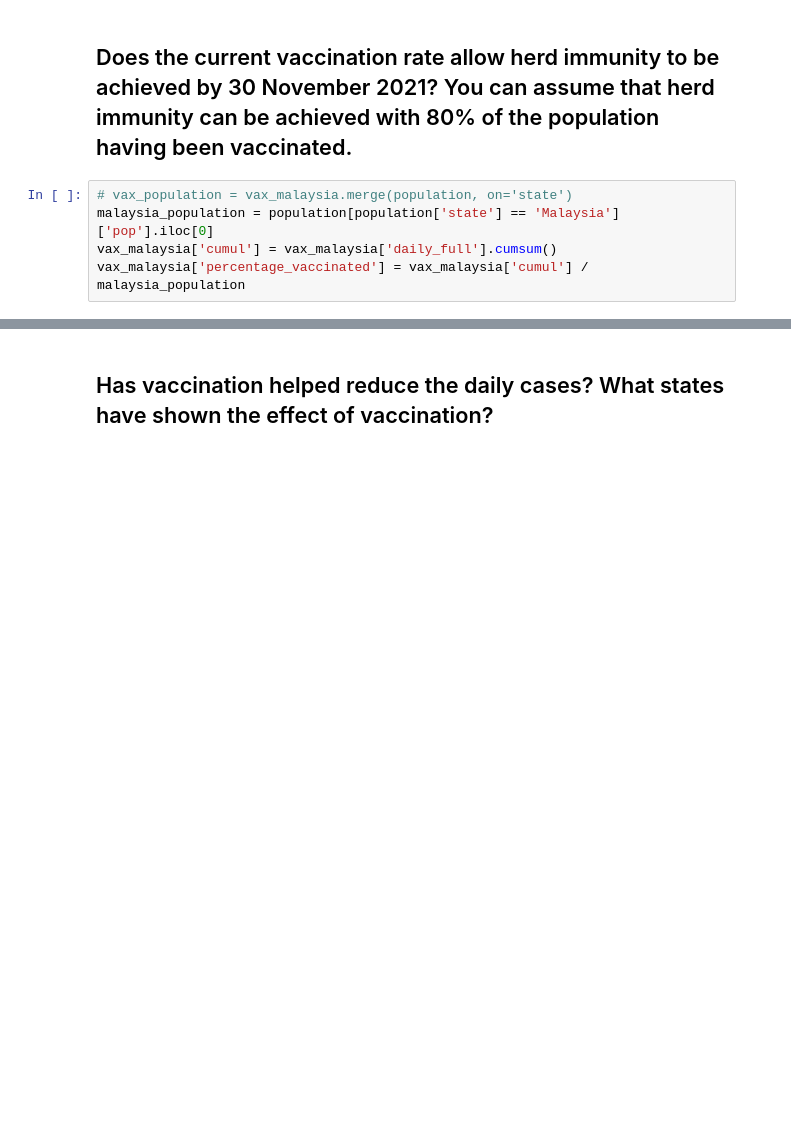
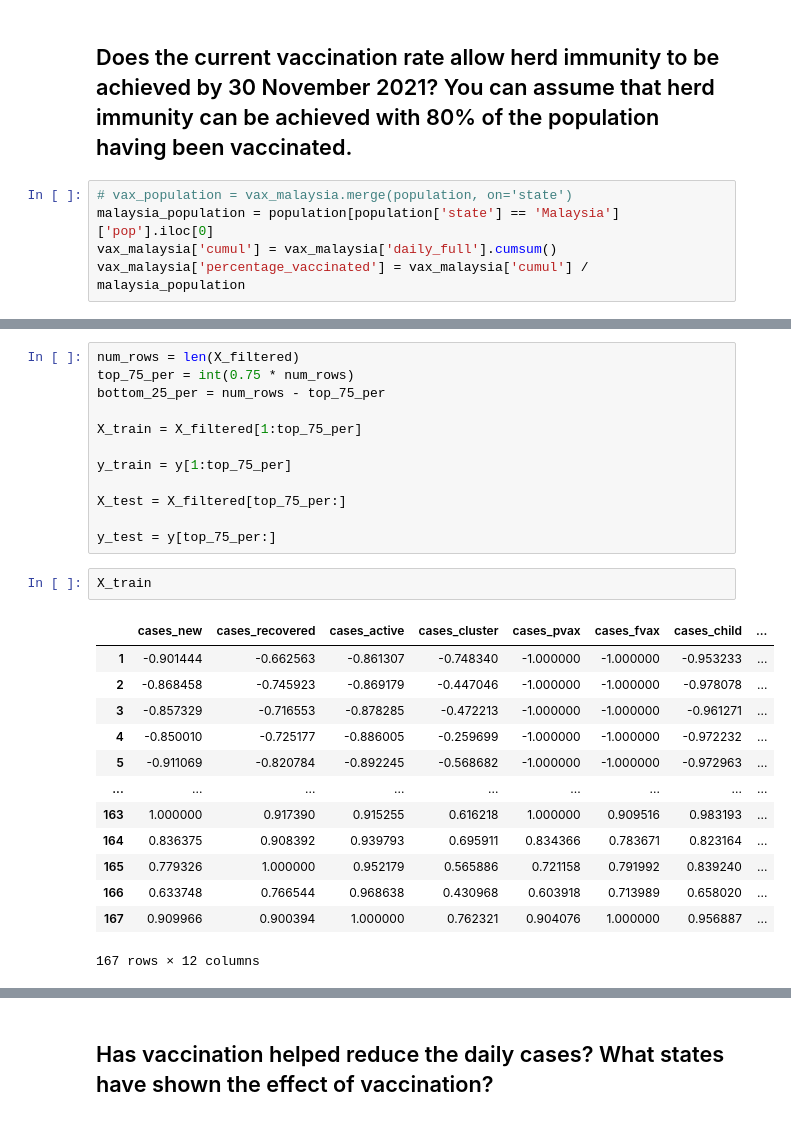
Before and after one commit to sidharrth2002/covid-streamlit-2, a Jupyter notebook: exploration.ipynb, the cells around one changed output, grey strips where cells are left out. Drawn from its saved outputs; the diff is of its cells as text; blank space fills up the shorter version.

```diff
--- a/exploration.ipynb
+++ b/exploration.ipynb
@@ -982,0 +1124,28 @@ vax_malaysia.plot.line(x='date', y='percentage_vaccinated', figsize=(20,10))
+# %%
+num_rows = len(X_filtered)
+top_75_per = int(0.75 * num_rows)
+bottom_25_per = num_rows - top_75_per
+
+X_train = X_filtered[1:top_75_per]
+
+y_train = y[1:top_75_per]
+
+X_test = X_filtered[top_75_per:]
+
+y_test = y[top_75_per:]
+# %%
+X_train
+# %% [output]
+|  | cases_new | cases_recovered | cases_active | cases_cluster | cases_pvax | cases_fvax | cases_child | ... |
+| 1 | -0.901444 | -0.662563 | -0.861307 | -0.748340 | -1.000000 | -1.000000 | -0.953233 | ... |
+| 2 | -0.868458 | -0.745923 | -0.869179 | -0.447046 | -1.000000 | -1.000000 | -0.978078 | ... |
+| 3 | -0.857329 | -0.716553 | -0.878285 | -0.472213 | -1.000000 | -1.000000 | -0.961271 | ... |
+| 4 | -0.850010 | -0.725177 | -0.886005 | -0.259699 | -1.000000 | -1.000000 | -0.972232 | ... |
+| 5 | -0.911069 | -0.820784 | -0.892245 | -0.568682 | -1.000000 | -1.000000 | -0.972963 | ... |
+| ... | ... | ... | ... | ... | ... | ... | ... | ... |
+| 163 | 1.000000 | 0.917390 | 0.915255 | 0.616218 | 1.000000 | 0.909516 | 0.983193 | ... |
+| 164 | 0.836375 | 0.908392 | 0.939793 | 0.695911 | 0.834366 | 0.783671 | 0.823164 | ... |
+| 165 | 0.779326 | 1.000000 | 0.952179 | 0.565886 | 0.721158 | 0.791992 | 0.839240 | ... |
+| 166 | 0.633748 | 0.766544 | 0.968638 | 0.430968 | 0.603918 | 0.713989 | 0.658020 | ... |
+| 167 | 0.909966 | 0.900394 | 1.000000 | 0.762321 | 0.904076 | 1.000000 | 0.956887 | ... |
+167 rows × 12 columns
```
Also changed, not shown: parts of 16 cells of this notebook.
